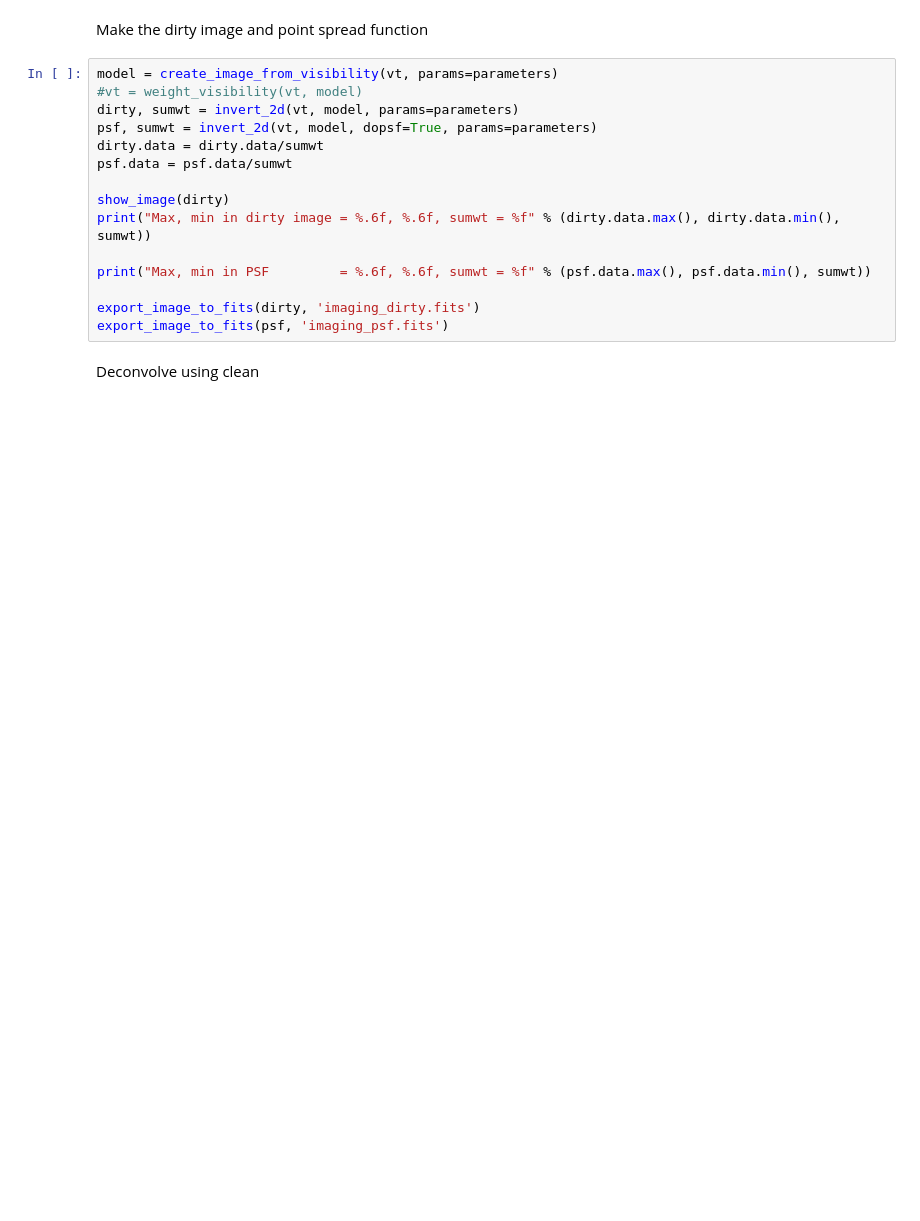
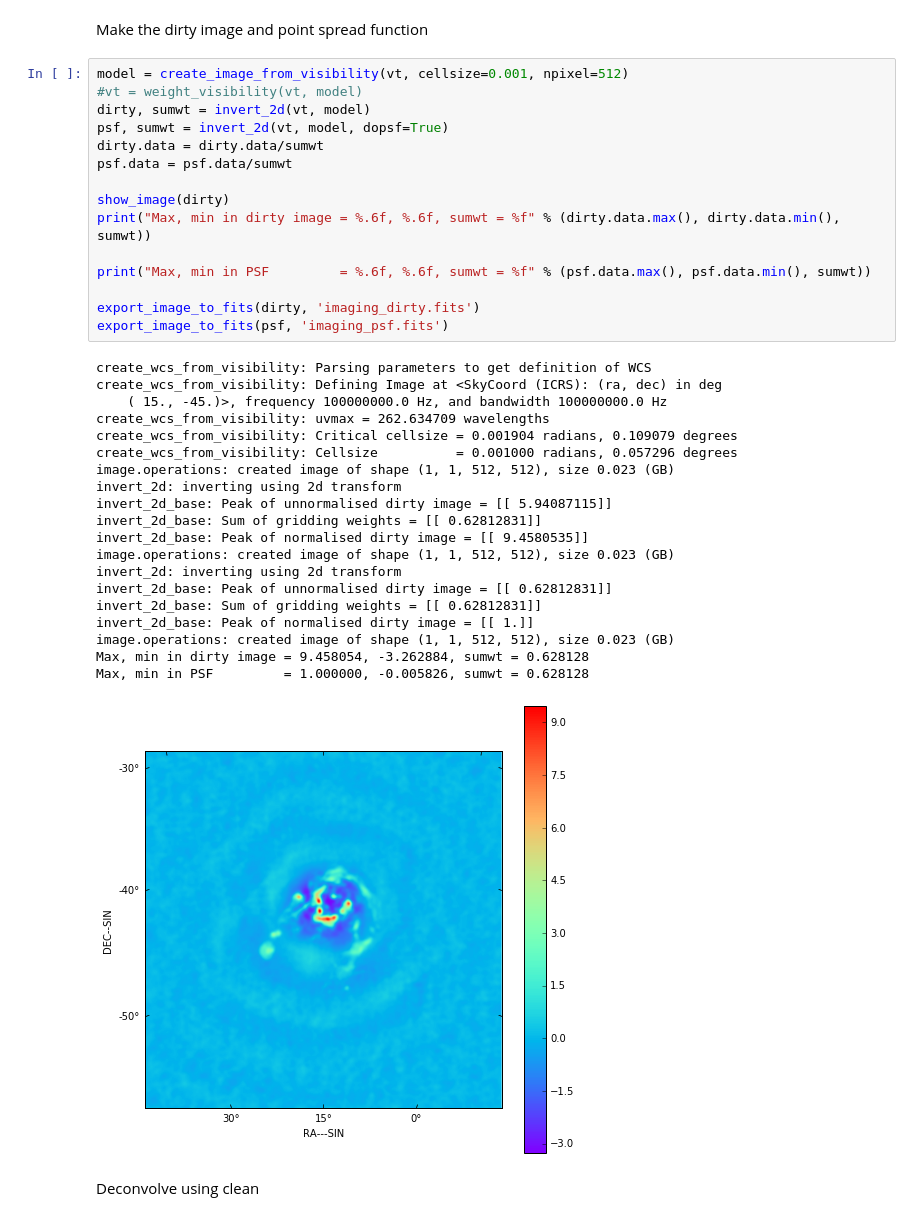
Before and after one commit to SKA-ScienceDataProcessor/algorithm-reference-library, a Jupyter notebook: examples/arl/imaging.ipynb, the cells around one changed output. Cells and saved outputs as stored; diff of their text form; blank space fills up the shorter version.

```diff
--- a/examples/arl/imaging.ipynb
+++ b/examples/arl/imaging.ipynb
@@ -97,20 +101,41 @@ plt.show()
 # %% [markdown]
 Make the dirty image and point spread function
 # %%
-model = create_image_from_visibility(vt, params=parameters)
+model = create_image_from_visibility(vt, cellsize=0.001, npixel=512)
 #vt = weight_visibility(vt, model)
-dirty, sumwt = invert_2d(vt, model, params=parameters)
-psf, sumwt = invert_2d(vt, model, dopsf=True, params=parameters)
+dirty, sumwt = invert_2d(vt, model)
+psf, sumwt = invert_2d(vt, model, dopsf=True)
 dirty.data = dirty.data/sumwt
 psf.data = psf.data/sumwt
 
 show_image(dirty)
 print("Max, min in dirty image = %.6f, %.6f, sumwt = %f" % (dirty.data.max(), dirty.data.min(), sumwt))
 
 print("Max, min in PSF         = %.6f, %.6f, sumwt = %f" % (psf.data.max(), psf.data.min(), sumwt))
 
 export_image_to_fits(dirty, 'imaging_dirty.fits')
 export_image_to_fits(psf, 'imaging_psf.fits')
+# %% [output]
+create_wcs_from_visibility: Parsing parameters to get definition of WCS
+create_wcs_from_visibility: Defining Image at <SkyCoord (ICRS): (ra, dec) in deg
+    ( 15., -45.)>, frequency 100000000.0 Hz, and bandwidth 100000000.0 Hz
+create_wcs_from_visibility: uvmax = 262.634709 wavelengths
+create_wcs_from_visibility: Critical cellsize = 0.001904 radians, 0.109079 degrees
+create_wcs_from_visibility: Cellsize          = 0.001000 radians, 0.057296 degrees
+image.operations: created image of shape (1, 1, 512, 512), size 0.023 (GB)
+invert_2d: inverting using 2d transform
+invert_2d_base: Peak of unnormalised dirty image = [[ 5.94087115]]
+invert_2d_base: Sum of gridding weights = [[ 0.62812831]]
+invert_2d_base: Peak of normalised dirty image = [[ 9.4580535]]
+image.operations: created image of shape (1, 1, 512, 512), size 0.023 (GB)
+invert_2d: inverting using 2d transform
+invert_2d_base: Peak of unnormalised dirty image = [[ 0.62812831]]
+invert_2d_base: Sum of gridding weights = [[ 0.62812831]]
+invert_2d_base: Peak of normalised dirty image = [[ 1.]]
+image.operations: created image of shape (1, 1, 512, 512), size 0.023 (GB)
+Max, min in dirty image = 9.458054, -3.262884, sumwt = 0.628128
+Max, min in PSF         = 1.000000, -0.005826, sumwt = 0.628128
+[figure, added]
 # %% [markdown]
 Deconvolve using clean
 # %%
```
Also changed, not shown: parts of 9 cells of this notebook, 25 other files.
